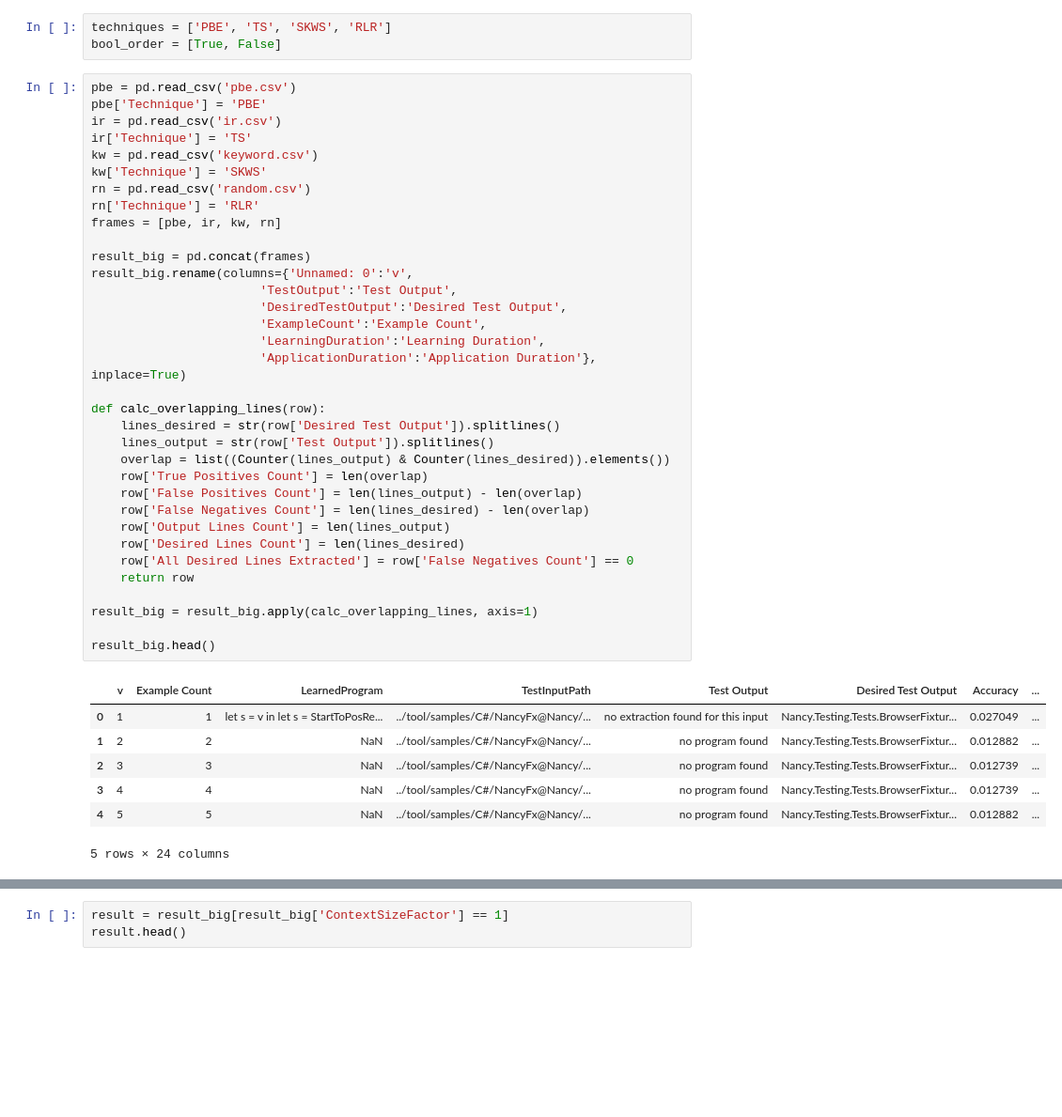
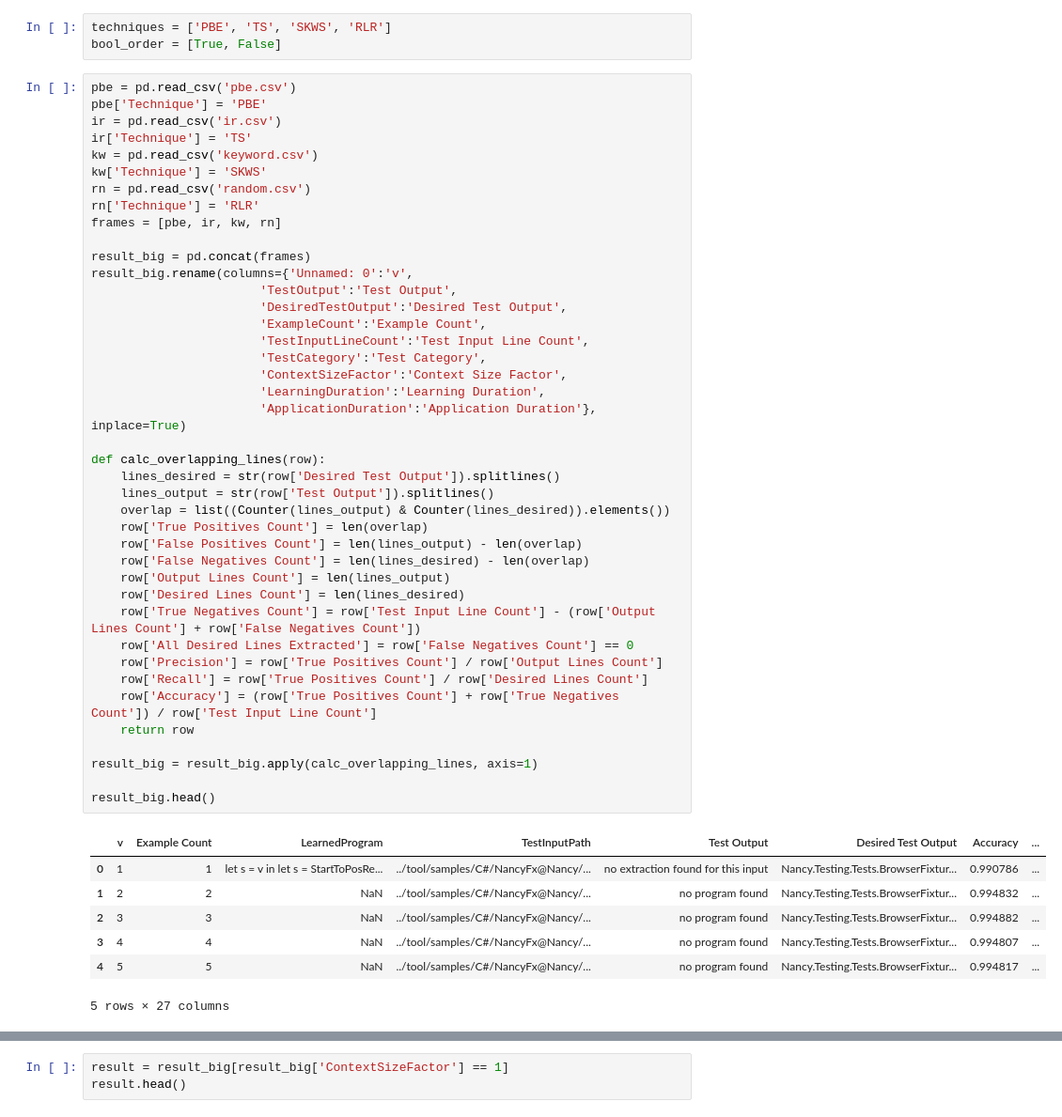
Before and after one commit to lacinoire/master-thesis, a Jupyter notebook: evaluation/results/big_study_data_analysis.ipynb, the cells around one changed output, grey strips where cells are left out. Shown: that part at 94% size. Cells and saved outputs as stored; diff of their text form; blank space fills up the shorter version.

```diff
--- a/evaluation/results/big_study_data_analysis.ipynb
+++ b/evaluation/results/big_study_data_analysis.ipynb
@@ -52,39 +52,46 @@ kw = pd.read_csv('keyword.csv')
 kw['Technique'] = 'SKWS'
 rn = pd.read_csv('random.csv')
 rn['Technique'] = 'RLR'
 frames = [pbe, ir, kw, rn]
 
 result_big = pd.concat(frames)
 result_big.rename(columns={'Unnamed: 0':'v',
                        'TestOutput':'Test Output',
                        'DesiredTestOutput':'Desired Test Output',
                        'ExampleCount':'Example Count',
+                       'TestInputLineCount':'Test Input Line Count',
+                       'TestCategory':'Test Category',
+                       'ContextSizeFactor':'Context Size Factor',
                        'LearningDuration':'Learning Duration',
                        'ApplicationDuration':'Application Duration'}, inplace=True)
 
 def calc_overlapping_lines(row):
     lines_desired = str(row['Desired Test Output']).splitlines()
     lines_output = str(row['Test Output']).splitlines()
     overlap = list((Counter(lines_output) & Counter(lines_desired)).elements())
     row['True Positives Count'] = len(overlap)
     row['False Positives Count'] = len(lines_output) - len(overlap)
     row['False Negatives Count'] = len(lines_desired) - len(overlap)
     row['Output Lines Count'] = len(lines_output)
     row['Desired Lines Count'] = len(lines_desired)
+    row['True Negatives Count'] = row['Test Input Line Count'] - (row['Output Lines Count'] + row['False Negatives Count'])
     row['All Desired Lines Extracted'] = row['False Negatives Count'] == 0
+    row['Precision'] = row['True Positives Count'] / row['Output Lines Count']
+    row['Recall'] = row['True Positives Count'] / row['Desired Lines Count']
+    row['Accuracy'] = (row['True Positives Count'] + row['True Negatives Count']) / row['Test Input Line Count']
     return row
 
 result_big = result_big.apply(calc_overlapping_lines, axis=1)
 
 result_big.head()
 # %% [output]
 |  | v | Example Count | LearnedProgram | TestInputPath | Test Output | Desired Test Output | Accuracy | ... |
-| 0 | 1 | 1 | let s = v in let s = StartToPosRe... | ../tool/samples/C#/NancyFx@Nancy/... | no extraction found for this input | Nancy.Testing.Tests.BrowserFixtur... | 0.027049 | ... |
-| 1 | 2 | 2 | NaN | ../tool/samples/C#/NancyFx@Nancy/... | no program found | Nancy.Testing.Tests.BrowserFixtur... | 0.012882 | ... |
-| 2 | 3 | 3 | NaN | ../tool/samples/C#/NancyFx@Nancy/... | no program found | Nancy.Testing.Tests.BrowserFixtur... | 0.012739 | ... |
-| 3 | 4 | 4 | NaN | ../tool/samples/C#/NancyFx@Nancy/... | no program found | Nancy.Testing.Tests.BrowserFixtur... | 0.012739 | ... |
-| 4 | 5 | 5 | NaN | ../tool/samples/C#/NancyFx@Nancy/... | no program found | Nancy.Testing.Tests.BrowserFixtur... | 0.012882 | ... |
+| 0 | 1 | 1 | let s = v in let s = StartToPosRe... | ../tool/samples/C#/NancyFx@Nancy/... | no extraction found for this input | Nancy.Testing.Tests.BrowserFixtur... | 0.990786 | ... |
+| 1 | 2 | 2 | NaN | ../tool/samples/C#/NancyFx@Nancy/... | no program found | Nancy.Testing.Tests.BrowserFixtur... | 0.994832 | ... |
+| 2 | 3 | 3 | NaN | ../tool/samples/C#/NancyFx@Nancy/... | no program found | Nancy.Testing.Tests.BrowserFixtur... | 0.994882 | ... |
+| 3 | 4 | 4 | NaN | ../tool/samples/C#/NancyFx@Nancy/... | no program found | Nancy.Testing.Tests.BrowserFixtur... | 0.994807 | ... |
+| 4 | 5 | 5 | NaN | ../tool/samples/C#/NancyFx@Nancy/... | no program found | Nancy.Testing.Tests.BrowserFixtur... | 0.994817 | ... |
-5 rows × 24 columns
+5 rows × 27 columns
 # %%
 result_big
 # %% [output]
```
Also changed, not shown: parts of 16 cells of this notebook, 37 other files.
